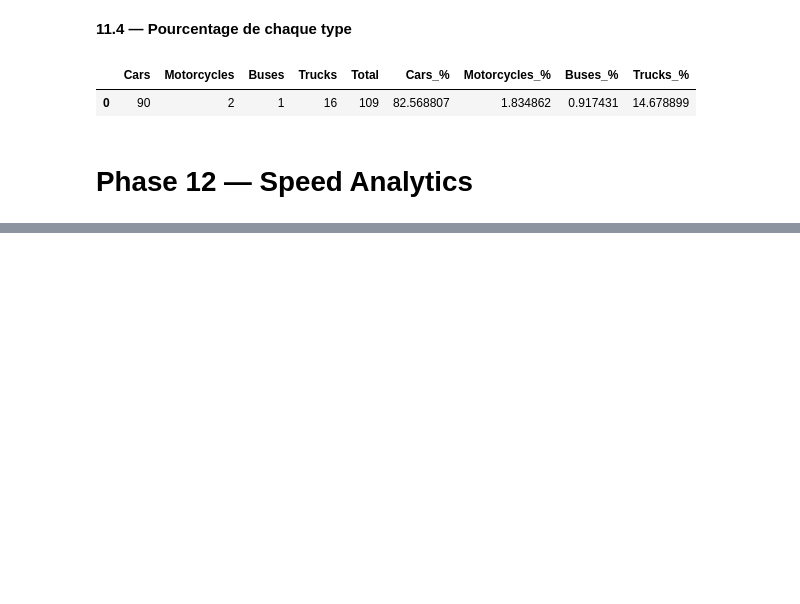
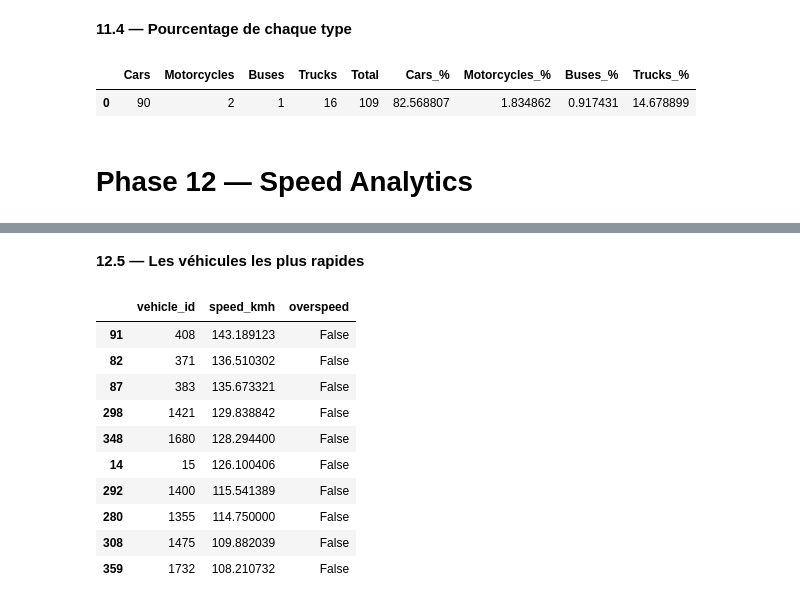
Before and after one commit to moun-13/SmartTrafficAI, a Jupyter notebook: notebooks/Smart_Traffic_AI.ipynb, the cells around one changed output, grey strips where cells are left out. Cells and saved outputs as stored; diff of their text form; code cells hidden in the pictures; blank space fills up the shorter version.

```diff
--- a/notebooks/Smart_Traffic_AI.ipynb
+++ b/notebooks/Smart_Traffic_AI.ipynb
@@ -1231,0 +1311,19 @@ df_traffic
+# %% [markdown]
+**12.5 — Les véhicules les plus rapides**
+# %%
+df_speed.sort_values(
+    by="speed_kmh",
+    ascending=False
+).head(10)
+# %% [output]
+|  | vehicle_id | speed_kmh | overspeed |
+| 91 | 408 | 143.189123 | False |
+| 82 | 371 | 136.510302 | False |
+| 87 | 383 | 135.673321 | False |
+| 298 | 1421 | 129.838842 | False |
+| 348 | 1680 | 128.294400 | False |
+| 14 | 15 | 126.100406 | False |
+| 292 | 1400 | 115.541389 | False |
+| 280 | 1355 | 114.750000 | False |
+| 308 | 1475 | 109.882039 | False |
+| 359 | 1732 | 108.210732 | False |
```
Also changed, not shown: parts of 15 cells of this notebook.
